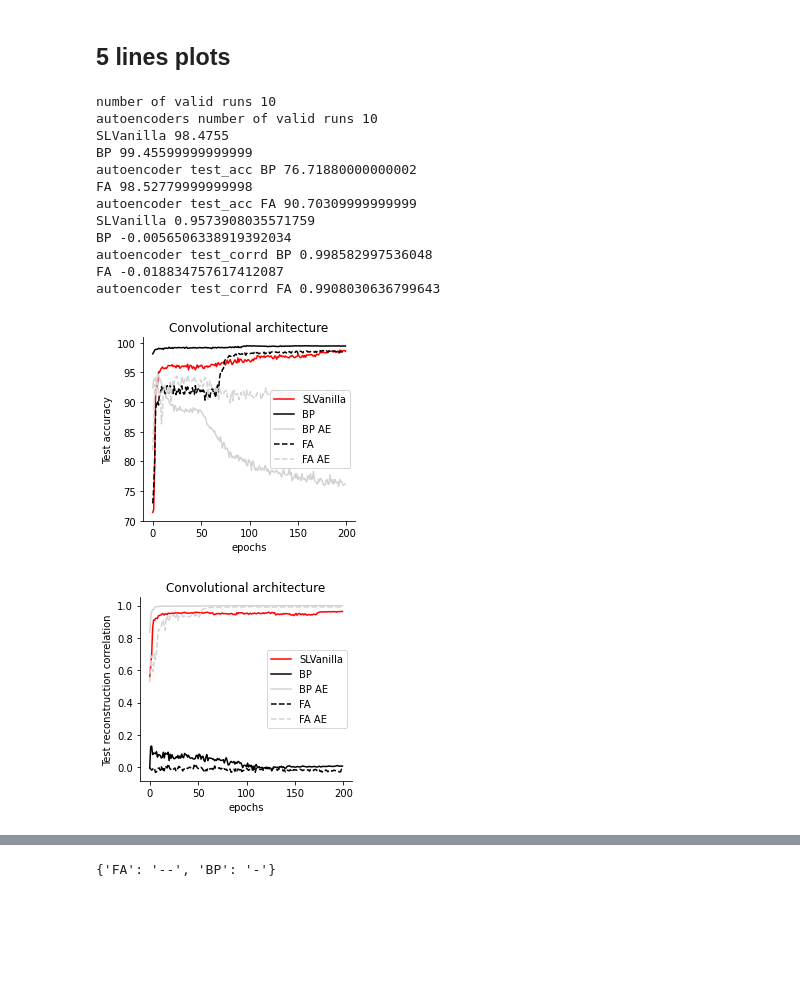
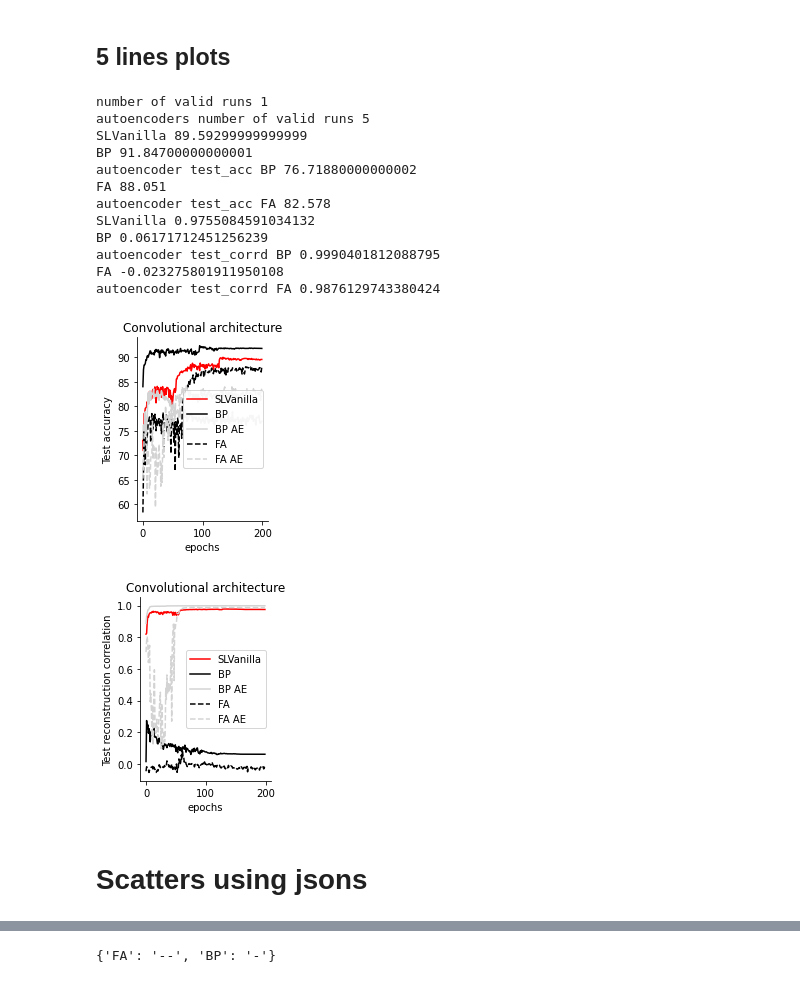
Before and after one commit to toosi/Feedback_Feedforward_Alignment, a Jupyter notebook: generate_figures_draft.ipynb, the cells around one changed output, grey strips where cells are left out. Cells and saved outputs as stored; diff of their text form; code cells hidden in the pictures; blank space fills up the shorter version.

```diff
--- a/generate_figures_draft.ipynb
+++ b/generate_figures_draft.ipynb
@@ -47,0 +47,6 @@ all_paths = getListOfFiles(resultsdir)
+# %%
+for p in all_paths:
+     if os.path.getsize(p) > 10000000:
+            if '.csv' in p or '.json' in p:
+                print(os.path.getsize(p), p.split('/')[-2:])
+                print(os.remove(p))
@@ -314,7 +476,7 @@ def get_measure_dicts_autoencoders(hashname):
 # %%
 #'RMSpropRMSpropMNISTAsymResLNet10' #'RMSpropRMSpropMNISTFullyConn' ##'RMSpropRMSpropMNISTFullyConnE150'
     # 'RMSpRMSpMNISTAsymResLNet10BNaffine'
-hashname= 'RMSpRMSpMNISTAsymResLNet10BNaffine'
+hashname=  'RMSpRMSpFaMNISTAsymResLNet10BNaffPtnc30' #'RMSpRMSpFaMNISTAsymResLNet10BNaff' #'RMSpRMSpMNISTAsymResLNet10BNaffine'
 test_acc_dict, test_corrd_dict, test_lossd_dict, configs = get_measure_dicts(hashname)
 test_acc_dict_ae, test_corrd_dict_ae, test_lossd_dict_ae, configs = get_measure_dicts_autoencoders(hashname)
 n_epochs = configs['epochs']
@@ -402,43 +564,45 @@ ax.patch.set_visible(False)
 ax.spines['right'].set_visible(False)
 ax.spines['top'].set_visible(False)
 plt.tick_params(axis='y',direction='out', right=False)
 plt.tick_params(axis='x',direction='out', top=False)
 ax.set_xlabel('epochs')
 ax.set_ylabel('Test reconstruction correlation')
 ax.legend(loc='center right')
 
 ax.set_title('%s %s (%s)'%(configs['dataset'], arch, hashname))
 plt.tight_layout()
 
 savedir = path_prefix + '/Results/Symbio/runswithhash/%s/'%hashname
 if not os.path.exists(savedir):
     os.makedirs(savedir)
 
 fig.savefig(savedir + '5lineplots_Testcorrd_%s.png'%(hashname), dpi=200)
 fig.savefig(savedir + '5lineplots_Testcorrd_%s.pdf'%(hashname), dpi=200)
 
 
 ax.set_title('Convolutional architecture')
 
 
 savedir = path_prefix + '/Results/Symbio/runswithhash/Final/'
 if not os.path.exists(savedir):
     os.makedirs(savedir)
 
 fig.savefig(savedir + '5lineplots_Testcorrd_%s.png'%(hashname), dpi=200)
 fig.savefig(savedir + '5lineplots_Testcorrd_%s.pdf'%(hashname), dpi=200)
 # %% [output]
-number of valid runs 10
-autoencoders number of valid runs 10
-SLVanilla 98.4755
-BP 99.45599999999999
+number of valid runs 1
+autoencoders number of valid runs 5
+SLVanilla 89.59299999999999
+BP 91.84700000000001
 autoencoder test_acc BP 76.71880000000002
-FA 98.52779999999998
-autoencoder test_acc FA 90.70309999999999
-SLVanilla 0.9573908035571759
-BP -0.0056506338919392034
-autoencoder test_corrd BP 0.998582997536048
-FA -0.018834757617412087
-autoencoder test_corrd FA 0.9908030636799643
+FA 88.051
+autoencoder test_acc FA 82.578
+SLVanilla 0.9755084591034132
+BP 0.06171712451256239
+autoencoder test_corrd BP 0.9990401812088795
+FA -0.023275801911950108
+autoencoder test_corrd FA 0.9876129743380424
-[figure, old version]
+[figure, new version]
-[figure, old version]
+[figure, new version]
+# %% [markdown]
+# Scatters using jsons
```
Also changed, not shown: parts of 25 cells of this notebook, 5 other files.
